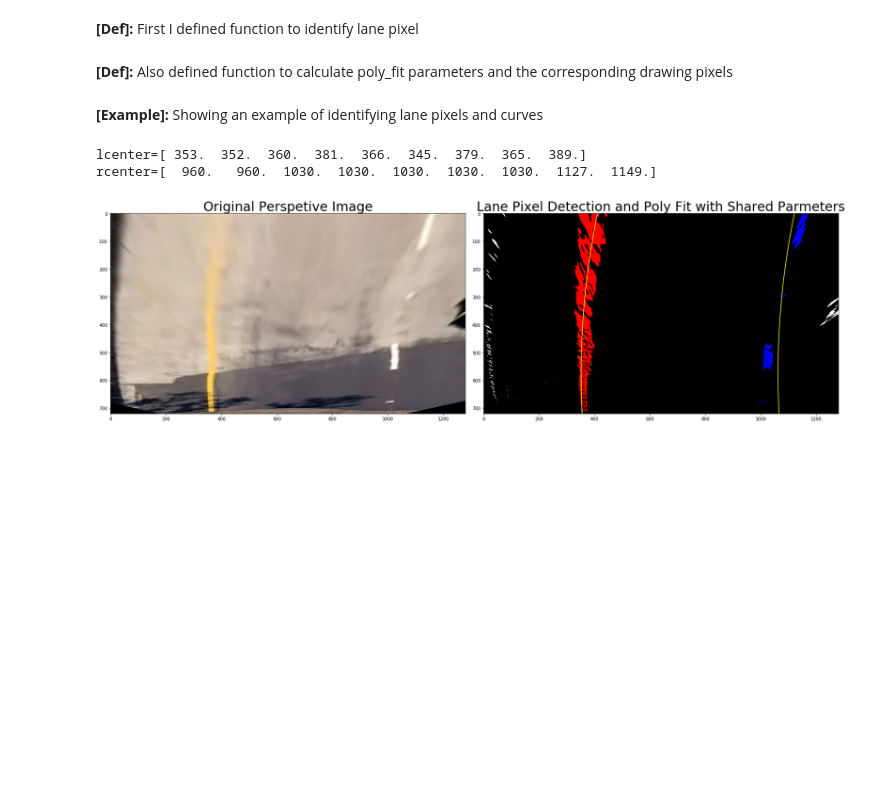
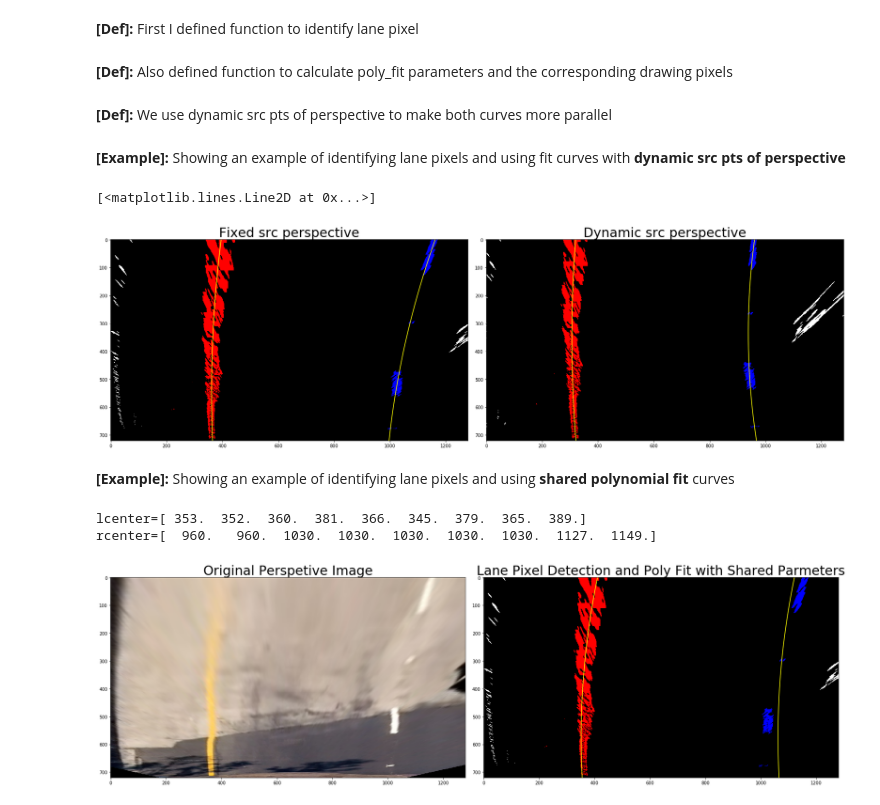
Before and after one commit to bobondemon/Lane-Line-Finding, a Jupyter notebook: Advanced-Lane-Finding.ipynb, the cells around one changed output. Drawn from its saved outputs; the diff is of its cells as text; code cells hidden in the pictures; blank space fills up the shorter version.

```diff
--- a/Advanced-Lane-Finding.ipynb
+++ b/Advanced-Lane-Finding.ipynb
@@ -355,3 +355,5 @@ def fit_lane_shared_coeff(lpixelx,lpixely,rpixelx,rpixely,height):
     left_fitx = left_fit[0]*ploty**2 + left_fit[1]*ploty + left_fit[2]
     right_fitx = right_fit[0]*ploty**2 + right_fit[1]*ploty + right_fit[2]
     return (left_fit,right_fit,left_fitx,right_fitx,ploty)
+# %% [markdown]
+**[Def]:** We use dynamic src pts of perspective to make both curves more parallel
@@ -358,5 +386,71 @@ def fit_lane_shared_coeff(lpixelx,lpixely,rpixelx,rpixely,height):
+# %% [markdown]
+**[Example]:** Showing an example of identifying lane pixels and using fit curves with **dynamic src pts of perspective**
+# %%
+image = mpimg.imread('./test_images/test4.jpg')
+#image = mpimg.imread('./test_images/signs_vehicles_xygrad.jpg')
+height, width = image.shape[0:2]
+# Pipeline so far:
+# 1. camera distortion correctness
+image = cv2.undistort(image, mtx, dist, None, mtx)
+# 2. making
+combined = combined_binary_mask(image)
+# 3. perspective view
+perspective_img, warpM = perspective_warper(combined,src,dst)
+# 4. lane line pixel identification
+win_num=9
+lcenter=np.ones(win_num)*int(1280/4)
+rcenter=np.ones(win_num)*int(1280*3/4)
+lpixelx,lpixely,rpixelx,rpixely,lcenter,rcenter = identify_lane_pixel(perspective_img, lcenter, rcenter, win_num=win_num, start_from_button=True)
+
+src = np.float32(
+[[(img_size[0] / 2) - 55, img_size[1] / 2 + 100],
+[((img_size[0] / 6) - 10), img_size[1]],
+[(img_size[0] * 5 / 6) + 60, img_size[1]],
+[(img_size[0] / 2 + 55), img_size[1] / 2 + 100]])
+dst = np.float32(
+[[(img_size[0] / 4), 0],
+[(img_size[0] / 4), img_size[1]],
+[(img_size[0] * 3 / 4), img_size[1]],
+[(img_size[0] * 3 / 4), 0]])
+
+# 5. lane line curve fit
+left_fit,right_fit,left_fitx,right_fitx,ploty = fit_lane(lpixelx,lpixely,rpixelx,rpixely,height)
+
+# plotting area
+f, (ax1, ax2) = plt.subplots(1, 2, figsize=(24, 9))
+f.tight_layout()
+out_img = np.dstack((perspective_img, perspective_img, perspective_img))*255
+out_img[lpixely, lpixelx, :] = [255,0,0]
+out_img[rpixely, rpixelx, :] = [0,0,255]
+ax1.imshow(out_img)
+ax1.set_title('Fixed src perspective', fontsize=30)
+ax1.plot(left_fitx, ploty, color='yellow')
+ax1.plot(right_fitx, ploty, color='yellow')
+
+new_perspective_img, _ = perspective_warper_dynamic_src(combined, dst, left_fitx, right_fitx, ploty, warpM)
+
+# Identify lane pixels again
+win_num=9
+lcenter=np.ones(win_num)*int(1280/4)
+rcenter=np.ones(win_num)*int(1280*3/4)
+new_lpixelx,new_lpixely,new_rpixelx,new_rpixely,lcenter,rcenter = identify_lane_pixel(new_perspective_img, lcenter, rcenter, win_num=win_num, start_from_button=True)
+
+# lane line curve fit again
+new_left_fit,new_right_fit,new_left_fitx,new_right_fitx,new_ploty = fit_lane(new_lpixelx,new_lpixely,new_rpixelx,new_rpixely,height)
+
+# plotting area
+out_img = np.dstack((new_perspective_img, new_perspective_img, new_perspective_img))*255
+out_img[new_lpixely, new_lpixelx, :] = [255,0,0]
+out_img[new_rpixely, new_rpixelx, :] = [0,0,255]
+ax2.imshow(out_img)
+ax2.set_title('Dynamic src perspective', fontsize=30)
+ax2.plot(new_left_fitx, new_ploty, color='yellow')
+ax2.plot(new_right_fitx, new_ploty, color='yellow')
+# %% [output]
+[<matplotlib.lines.Line2D at 0x...>]
+[figure, added]
 # %% [markdown]
-**[Example]:** Showing an example of identifying lane pixels and curves
+**[Example]:** Showing an example of identifying lane pixels and using **shared polynomial fit** curves
 # %%
 image = mpimg.imread('./test_images/test4.jpg')
 #image = mpimg.imread('./test_images/signs_vehicles_xygrad.jpg')
```
Also changed, not shown: parts of 5 cells of this notebook, 7 other files.
